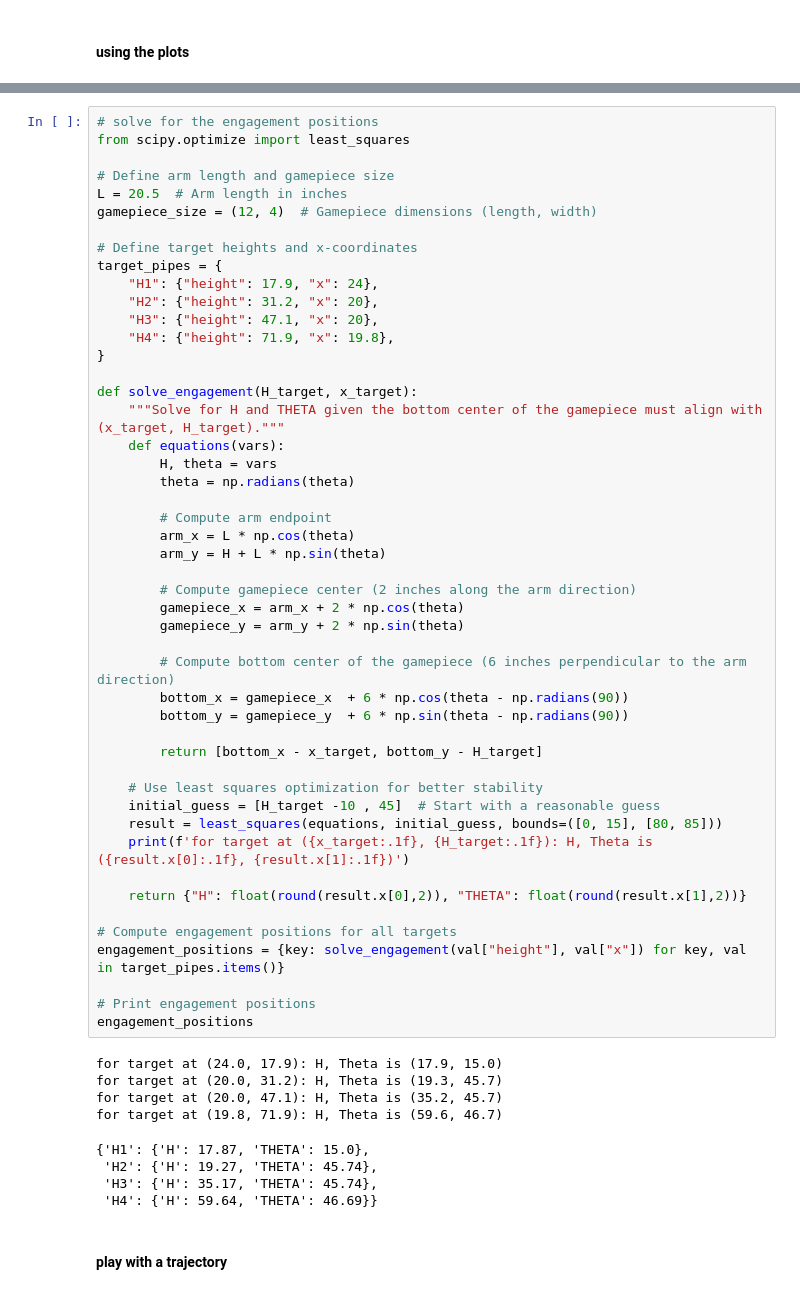
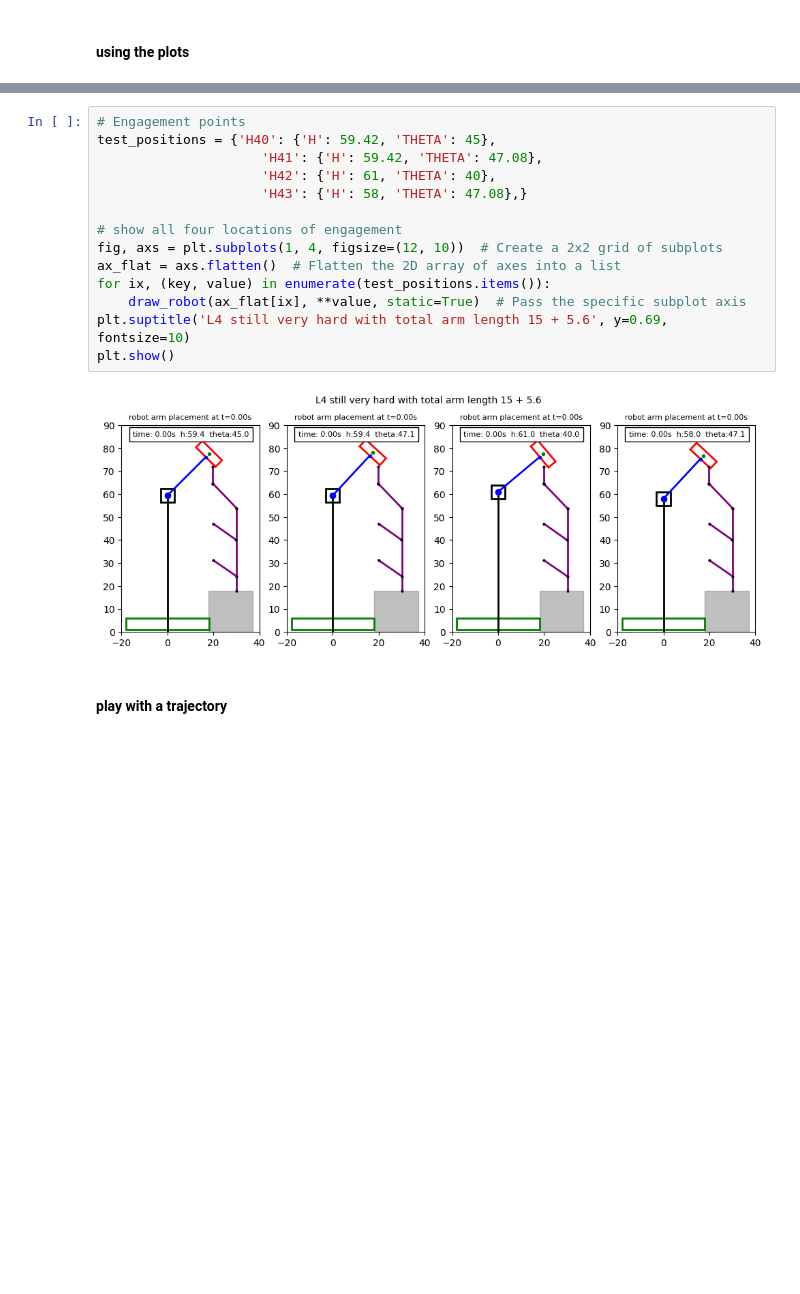
Before and after one commit to aesatchien/FRC2429_2025, a Jupyter notebook: resources/plots/reefscape_scoring.ipynb, the cells around one changed output, grey strips where cells are left out. Drawn from its saved outputs; the diff is of its cells as text; blank space fills up the shorter version.

```diff
--- a/resources/plots/reefscape_scoring.ipynb
+++ b/resources/plots/reefscape_scoring.ipynb
@@ -142,60 +227,19 @@ plt.show()
-# %%
-# solve for the engagement positions
-from scipy.optimize import least_squares
-
-# Define arm length and gamepiece size
-L = 20.5  # Arm length in inches
-gamepiece_size = (12, 4)  # Gamepiece dimensions (length, width)
-
-# Define target heights and x-coordinates
-target_pipes = {
-    "H1": {"height": 17.9, "x": 24},
-    "H2": {"height": 31.2, "x": 20},
-    "H3": {"height": 47.1, "x": 20},
-    "H4": {"height": 71.9, "x": 19.8},
-}
-
-def solve_engagement(H_target, x_target):
-    """Solve for H and THETA given the bottom center of the gamepiece must align with (x_target, H_target)."""
-    def equations(vars):
-        H, theta = vars
-        theta = np.radians(theta)
-
-        # Compute arm endpoint
-        arm_x = L * np.cos(theta)
-        arm_y = H + L * np.sin(theta)
-
-        # Compute gamepiece center (2 inches along the arm direction)
-        gamepiece_x = arm_x + 2 * np.cos(theta)
-        gamepiece_y = arm_y + 2 * np.sin(theta)
-
-        # Compute bottom center of the gamepiece (6 inches perpendicular to the arm direction)
-        bottom_x = gamepiece_x  + 6 * np.cos(theta - np.radians(90))
-        bottom_y = gamepiece_y  + 6 * np.sin(theta - np.radians(90))
-
-        return [bottom_x - x_target, bottom_y - H_target]
-
-    # Use least squares optimization for better stability
-    initial_guess = [H_target -10 , 45]  # Start with a reasonable guess
-    result = least_squares(equations, initial_guess, bounds=([0, 15], [80, 85]))
-    print(f'for target at ({x_target:.1f}, {H_target:.1f}): H, Theta is ({result.x[0]:.1f}, {result.x[1]:.1f})')
-
-    return {"H": float(round(result.x[0],2)), "THETA": float(round(result.x[1],2))}
-
-# Compute engagement positions for all targets
-engagement_positions = {key: solve_engagement(val["height"], val["x"]) for key, val in target_pipes.items()}
-
-# Print engagement positions
-engagement_positions
-# %% [output]
-for target at (24.0, 17.9): H, Theta is (17.9, 15.0)
-for target at (20.0, 31.2): H, Theta is (19.3, 45.7)
-for target at (20.0, 47.1): H, Theta is (35.2, 45.7)
-for target at (19.8, 71.9): H, Theta is (59.6, 46.7)
-{'H1': {'H': 17.87, 'THETA': 15.0},
- 'H2': {'H': 19.27, 'THETA': 45.74},
- 'H3': {'H': 35.17, 'THETA': 45.74},
- 'H4': {'H': 59.64, 'THETA': 46.69}}
+# %%
+# Engagement points
+test_positions = {'H40': {'H': 59.42, 'THETA': 45},
+                     'H41': {'H': 59.42, 'THETA': 47.08},
+                     'H42': {'H': 61, 'THETA': 40},
+                     'H43': {'H': 58, 'THETA': 47.08},}
+
+# show all four locations of engagement
+fig, axs = plt.subplots(1, 4, figsize=(12, 10))  # Create a 2x2 grid of subplots
+ax_flat = axs.flatten()  # Flatten the 2D array of axes into a list
+for ix, (key, value) in enumerate(test_positions.items()):
+    draw_robot(ax_flat[ix], **value, static=True)  # Pass the specific subplot axis
+plt.suptitle('L4 still very hard with total arm length 15 + 5.6', y=0.69, fontsize=10)
+plt.show()
+# %% [output]
+[figure, added]
 # %% [markdown]
 #### play with a trajectory
 # %%
```
Also changed, not shown: parts of 10 cells of this notebook.
